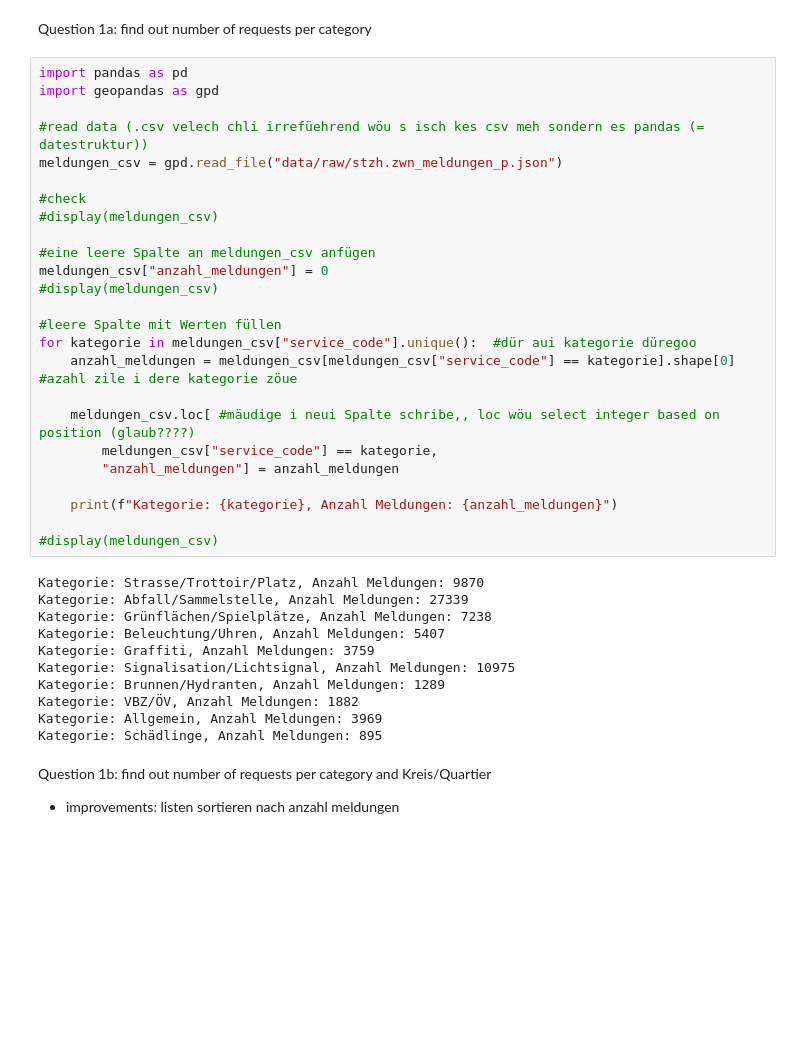
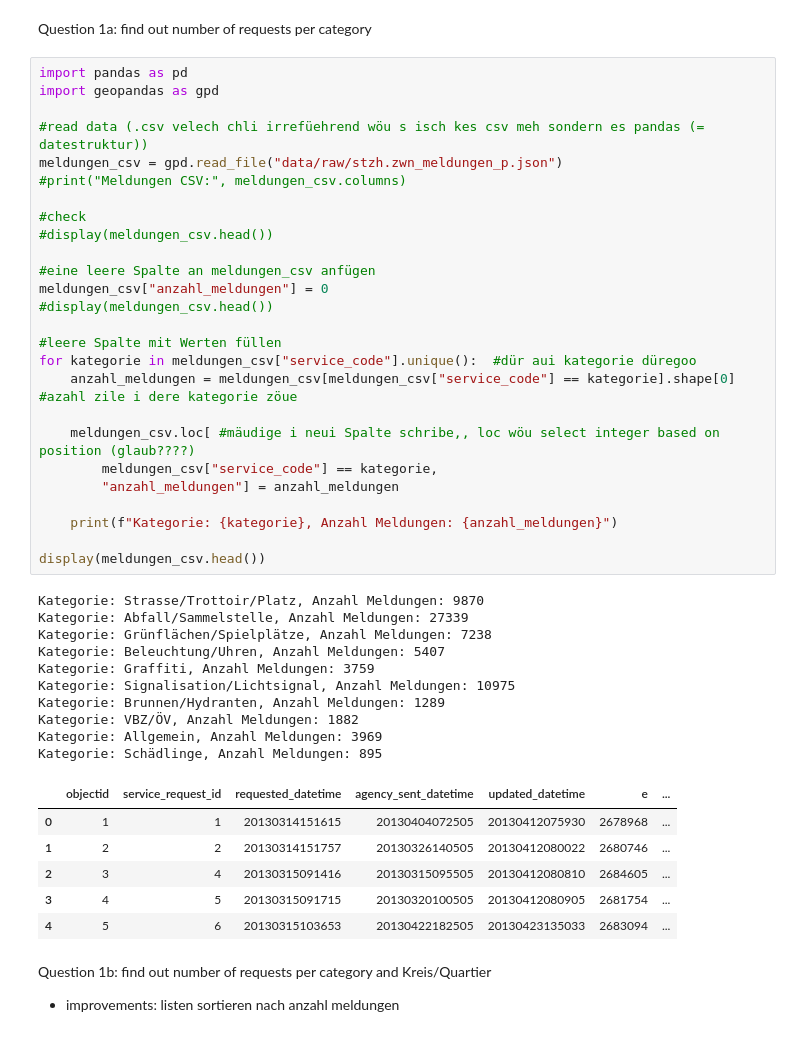
Before and after one commit to eelin-eelin/SDS210-project, a Jupyter notebook: notebooks/Project Notebook 1.ipynb, the cells around one changed output. Cells and saved outputs as stored; diff of their text form; blank space fills up the shorter version.

```diff
--- a/notebooks/Project Notebook 1.ipynb
+++ b/notebooks/Project Notebook 1.ipynb
@@ -6,36 +6,43 @@ import geopandas as gpd
 
 #read data (.csv velech chli irrefüehrend wöu s isch kes csv meh sondern es pandas (= datestruktur))
 meldungen_csv = gpd.read_file("data/raw/stzh.zwn_meldungen_p.json")
+#print("Meldungen CSV:", meldungen_csv.columns)
 
 #check
-#display(meldungen_csv)
+#display(meldungen_csv.head())
 
 #eine leere Spalte an meldungen_csv anfügen
 meldungen_csv["anzahl_meldungen"] = 0
-#display(meldungen_csv)
+#display(meldungen_csv.head())
 
 #leere Spalte mit Werten füllen
 for kategorie in meldungen_csv["service_code"].unique():  #dür aui kategorie düregoo
     anzahl_meldungen = meldungen_csv[meldungen_csv["service_code"] == kategorie].shape[0] #azahl zile i dere kategorie zöue
 
     meldungen_csv.loc[ #mäudige i neui Spalte schribe,, loc wöu select integer based on position (glaub????)
         meldungen_csv["service_code"] == kategorie,
         "anzahl_meldungen"] = anzahl_meldungen
 
     print(f"Kategorie: {kategorie}, Anzahl Meldungen: {anzahl_meldungen}")
 
-#display(meldungen_csv)
+display(meldungen_csv.head())
 # %% [output]
 Kategorie: Strasse/Trottoir/Platz, Anzahl Meldungen: 9870
 Kategorie: Abfall/Sammelstelle, Anzahl Meldungen: 27339
 Kategorie: Grünflächen/Spielplätze, Anzahl Meldungen: 7238
 Kategorie: Beleuchtung/Uhren, Anzahl Meldungen: 5407
 Kategorie: Graffiti, Anzahl Meldungen: 3759
 Kategorie: Signalisation/Lichtsignal, Anzahl Meldungen: 10975
 Kategorie: Brunnen/Hydranten, Anzahl Meldungen: 1289
 Kategorie: VBZ/ÖV, Anzahl Meldungen: 1882
 Kategorie: Allgemein, Anzahl Meldungen: 3969
 Kategorie: Schädlinge, Anzahl Meldungen: 895
+|  | objectid | service_request_id | requested_datetime | agency_sent_datetime | updated_datetime | e | ... |
+| 0 | 1 | 1 | 20130314151615 | 20130404072505 | 20130412075930 | 2678968 | ... |
+| 1 | 2 | 2 | 20130314151757 | 20130326140505 | 20130412080022 | 2680746 | ... |
+| 2 | 3 | 4 | 20130315091416 | 20130315095505 | 20130412080810 | 2684605 | ... |
+| 3 | 4 | 5 | 20130315091715 | 20130320100505 | 20130412080905 | 2681754 | ... |
+| 4 | 5 | 6 | 20130315103653 | 20130422182505 | 20130423135033 | 2683094 | ... |
 # %% [markdown]
 Question 1b: find out number of requests per category and Kreis/Quartier
 - improvements: listen sortieren nach anzahl meldungen
```
Also changed, not shown: parts of 5 cells of this notebook, 2 other files.
